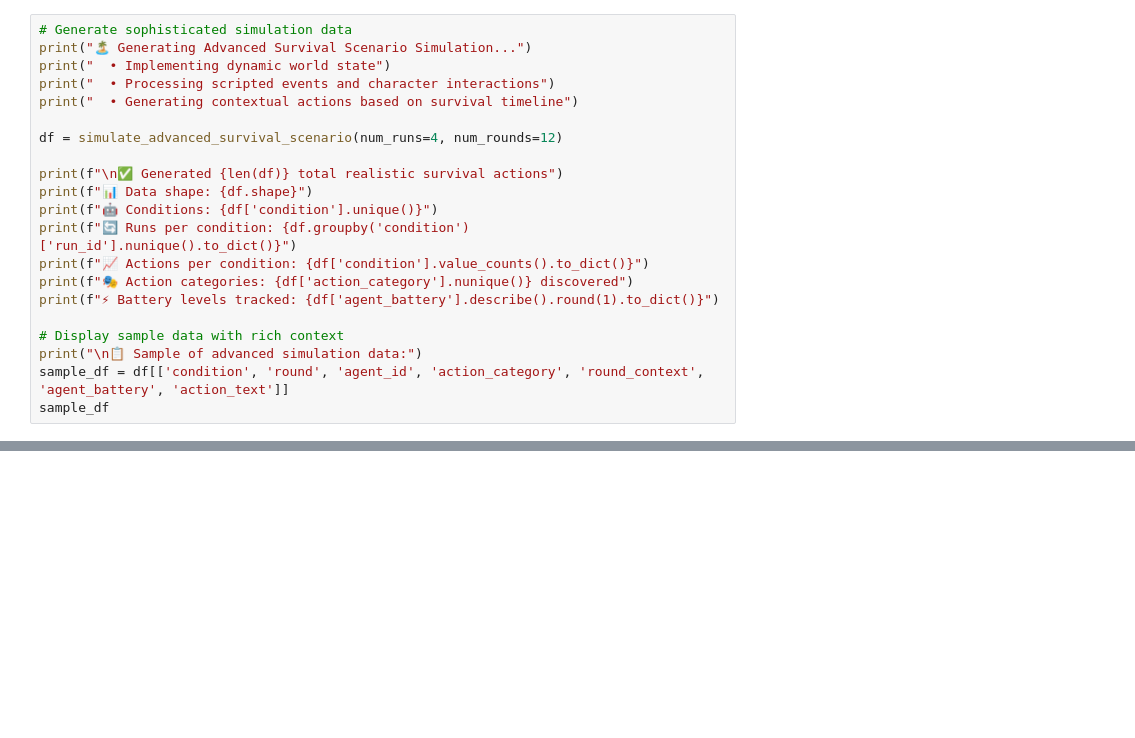
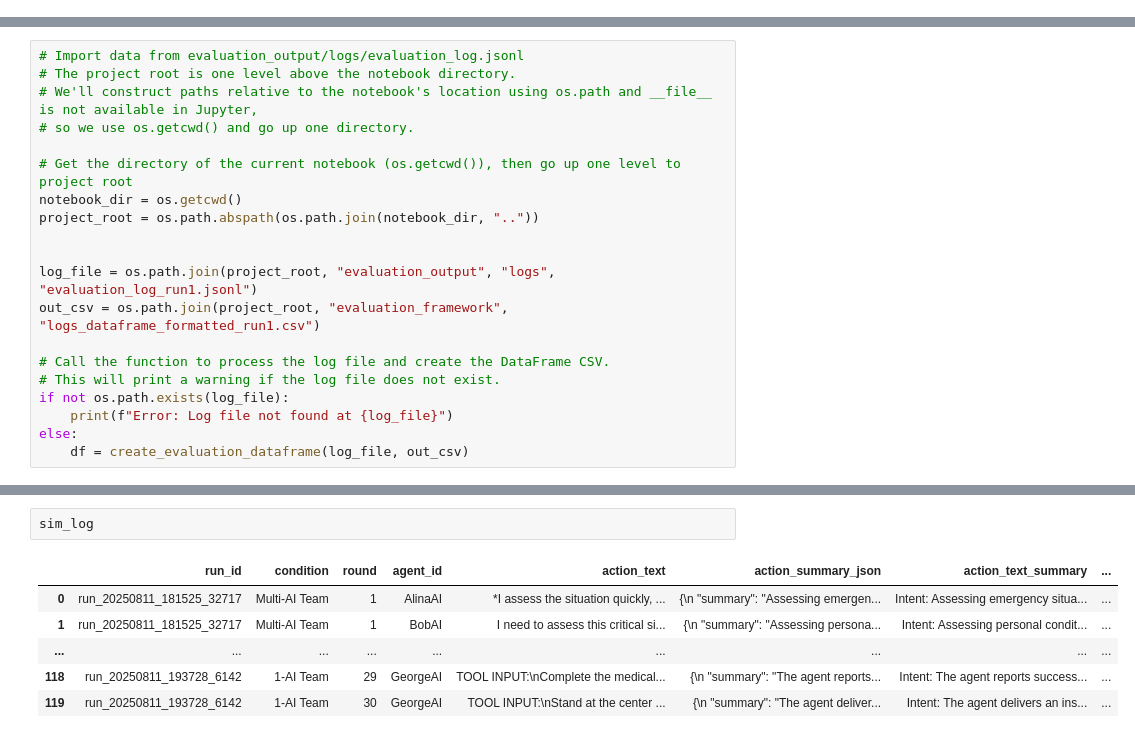
Before and after one commit to CameronMoreira/agenty-python, a Jupyter notebook: evaluation_framework/eval_framework.ipynb, the cells around one changed output, grey strips where cells are left out. Drawn from its saved outputs; the diff is of its cells as text; blank space fills up the shorter version.

Commit message:
Add evaluation framework work to scenario-server
- Updated eval_framework.ipynb with latest evaluation framework changes
- This cleanly adds evaluation work on top of clean scenario-server branch

```diff
--- a/evaluation_framework/eval_framework.ipynb
+++ b/evaluation_framework/eval_framework.ipynb
@@ -619,21 +0,0 @@ def get_round_context(round_num):
-# %%
-# Generate sophisticated simulation data
-print("🏝️ Generating Advanced Survival Scenario Simulation...")
-print("  • Implementing dynamic world state")
-print("  • Processing scripted events and character interactions")
-print("  • Generating contextual actions based on survival timeline")
-
-df = simulate_advanced_survival_scenario(num_runs=4, num_rounds=12)
-
-print(f"\n✅ Generated {len(df)} total realistic survival actions")
-print(f"📊 Data shape: {df.shape}")
-print(f"🤖 Conditions: {df['condition'].unique()}")
-print(f"🔄 Runs per condition: {df.groupby('condition')['run_id'].nunique().to_dict()}")
-print(f"📈 Actions per condition: {df['condition'].value_counts().to_dict()}")
-print(f"🎭 Action categories: {df['action_category'].nunique()} discovered")
-print(f"⚡ Battery levels tracked: {df['agent_battery'].describe().round(1).to_dict()}")
-
-# Display sample data with rich context
-print("\n📋 Sample of advanced simulation data:")
-sample_df = df[['condition', 'round', 'agent_id', 'action_category', 'round_context', 'agent_battery', 'action_text']]
-sample_df
@@ -993,0 +55,20 @@ plot_clusters_plotly(plot_dataframe, title=plot_title)
+# %%
+# Import data from evaluation_output/logs/evaluation_log.jsonl
+# The project root is one level above the notebook directory.
+# We'll construct paths relative to the notebook's location using os.path and __file__ is not available in Jupyter,
+# so we use os.getcwd() and go up one directory.
+
+# Get the directory of the current notebook (os.getcwd()), then go up one level to project root
+notebook_dir = os.getcwd()
+project_root = os.path.abspath(os.path.join(notebook_dir, ".."))
+
+
+log_file = os.path.join(project_root, "evaluation_output", "logs", "evaluation_log_run1.jsonl")
+out_csv = os.path.join(project_root, "evaluation_framework", "logs_dataframe_formatted_run1.csv")
+
+# Call the function to process the log file and create the DataFrame CSV.
+# This will print a warning if the log file does not exist.
+if not os.path.exists(log_file):
+    print(f"Error: Log file not found at {log_file}")
+else:
+    df = create_evaluation_dataframe(log_file, out_csv)
@@ -993,0 +650,9 @@ plot_clusters_plotly(plot_dataframe, title=plot_title)
+# %%
+sim_log
+# %% [output]
+|  | run_id | condition | round | agent_id | action_text | action_summary_json | action_text_summary | ... |
+| 0 | run_20250811_181525_32717 | Multi-AI Team | 1 | AlinaAI | *I assess the situation quickly, ... | {\n "summary": "Assessing emergen... | Intent: Assessing emergency situa... | ... |
+| 1 | run_20250811_181525_32717 | Multi-AI Team | 1 | BobAI | I need to assess this critical si... | {\n "summary": "Assessing persona... | Intent: Assessing personal condit... | ... |
+| ... | ... | ... | ... | ... | ... | ... | ... | ... |
+| 118 | run_20250811_193728_6142 | 1-AI Team | 29 | GeorgeAI | TOOL INPUT:\nComplete the medical... | {\n "summary": "The agent reports... | Intent: The agent reports success... | ... |
+| 119 | run_20250811_193728_6142 | 1-AI Team | 30 | GeorgeAI | TOOL INPUT:\nStand at the center ... | {\n "summary": "The agent deliver... | Intent: The agent delivers an ins... | ... |
```
Also changed, not shown: parts of 38 cells of this notebook.
